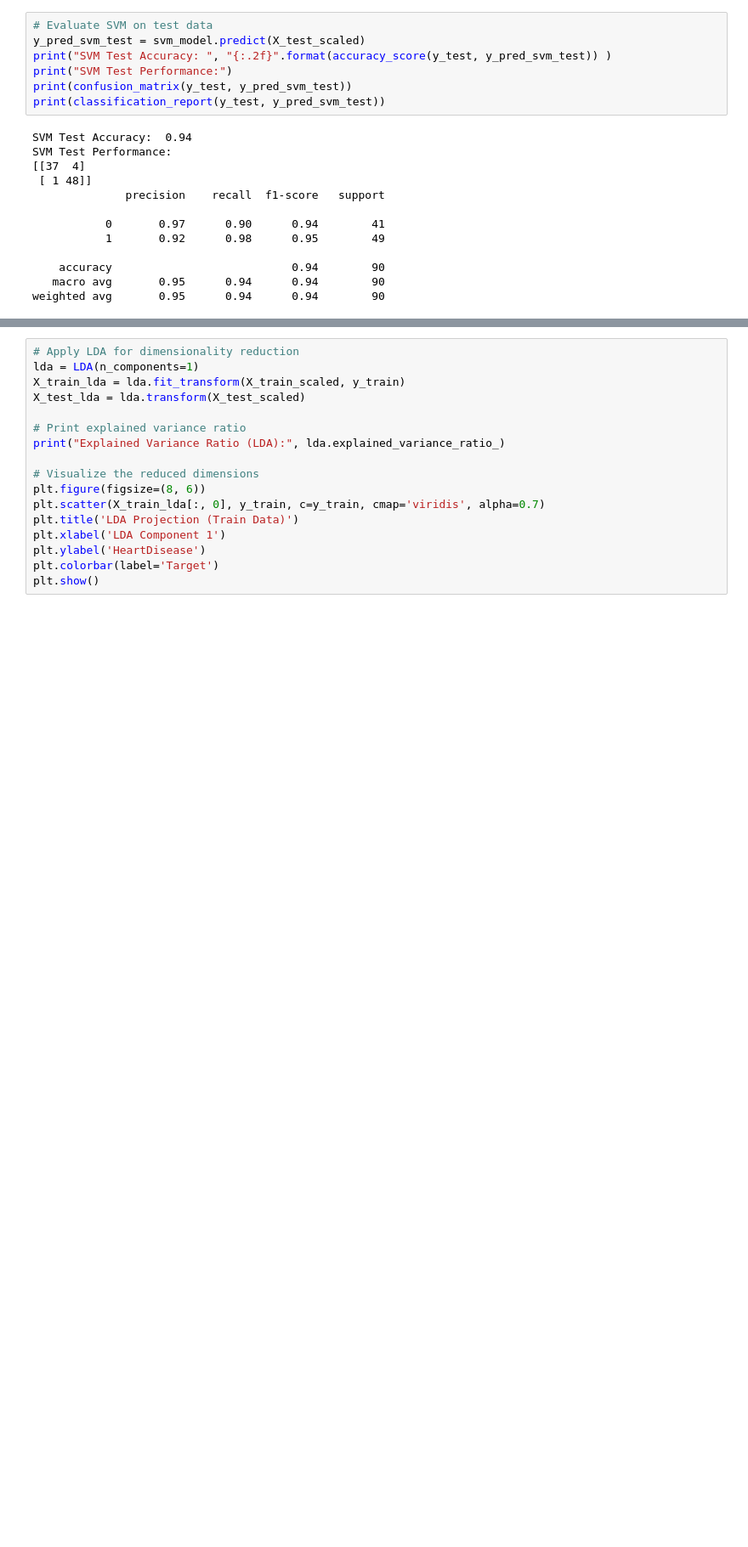
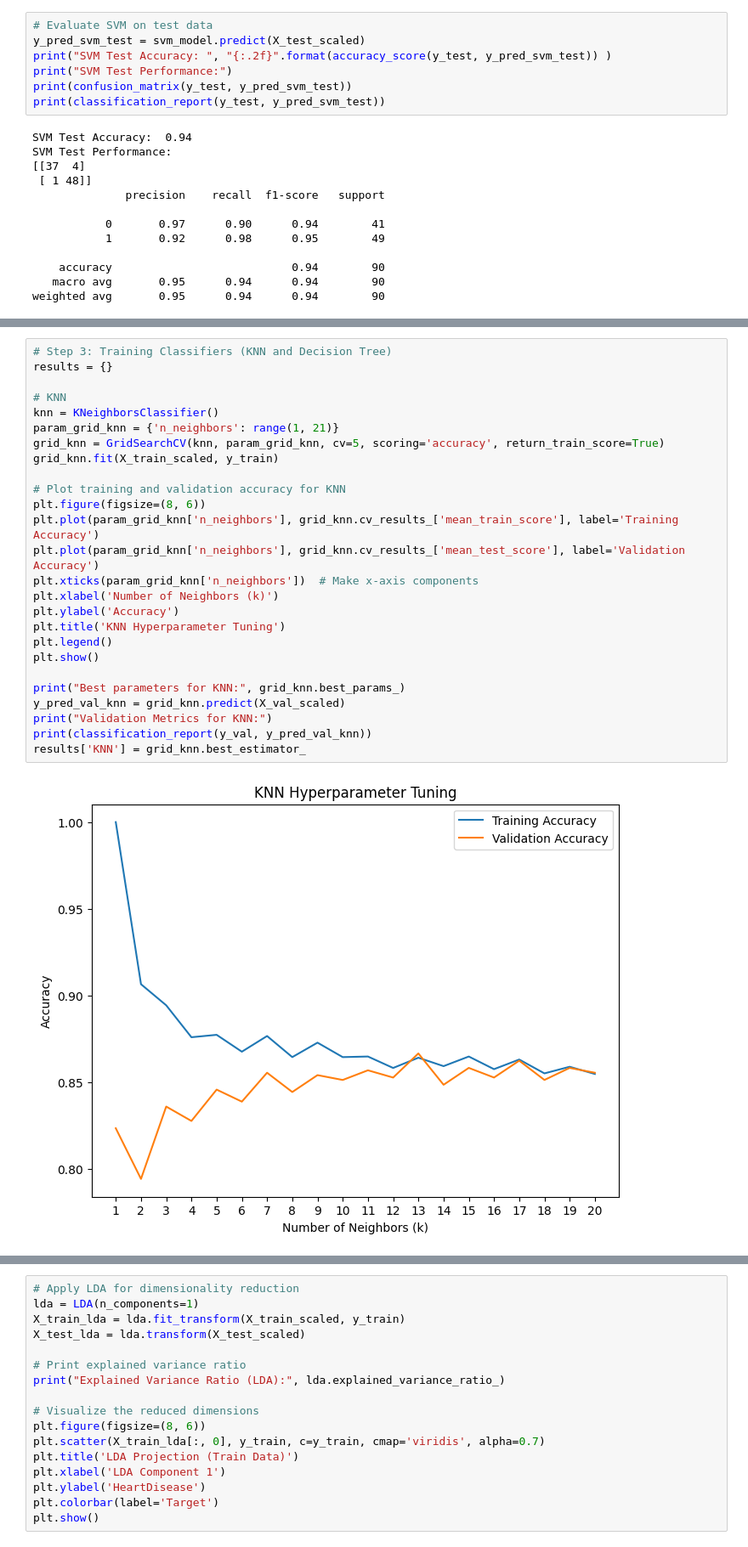
Before and after one commit to mstafahasan/Heart-Failure-Prediction_MLProject, a Jupyter notebook: milestone1_Machine_learning_project.ipynb, the cells around one changed output, grey strips where cells are left out. Shown at 85% size. Drawn from its saved outputs; the diff is of its cells as text; blank space fills up the shorter version.

```diff
--- a/milestone1_Machine_learning_project.ipynb
+++ b/milestone1_Machine_learning_project.ipynb
@@ -342,0 +471,28 @@ weighted avg       0.95      0.94      0.94        90
+# %%
+# Step 3: Training Classifiers (KNN and Decision Tree)
+results = {}
+
+# KNN
+knn = KNeighborsClassifier()
+param_grid_knn = {'n_neighbors': range(1, 21)}
+grid_knn = GridSearchCV(knn, param_grid_knn, cv=5, scoring='accuracy', return_train_score=True)
+grid_knn.fit(X_train_scaled, y_train)
+
+# Plot training and validation accuracy for KNN
+plt.figure(figsize=(8, 6))
+plt.plot(param_grid_knn['n_neighbors'], grid_knn.cv_results_['mean_train_score'], label='Training Accuracy')
+plt.plot(param_grid_knn['n_neighbors'], grid_knn.cv_results_['mean_test_score'], label='Validation Accuracy')
+plt.xticks(param_grid_knn['n_neighbors'])  # Make x-axis components
+plt.xlabel('Number of Neighbors (k)')
+plt.ylabel('Accuracy')
+plt.title('KNN Hyperparameter Tuning')
+plt.legend()
+plt.show()
+
+print("Best parameters for KNN:", grid_knn.best_params_)
+y_pred_val_knn = grid_knn.predict(X_val_scaled)
+print("Validation Metrics for KNN:")
+print(classification_report(y_val, y_pred_val_knn))
+results['KNN'] = grid_knn.best_estimator_
+# %% [output]
+[figure, added]
```
Also changed, not shown: parts of 7 cells of this notebook.
